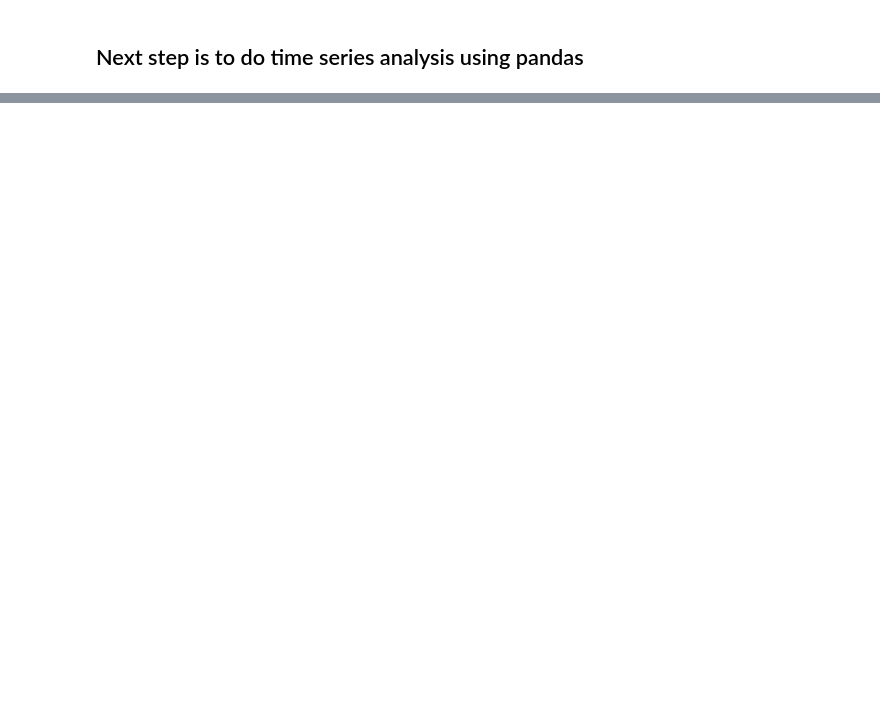
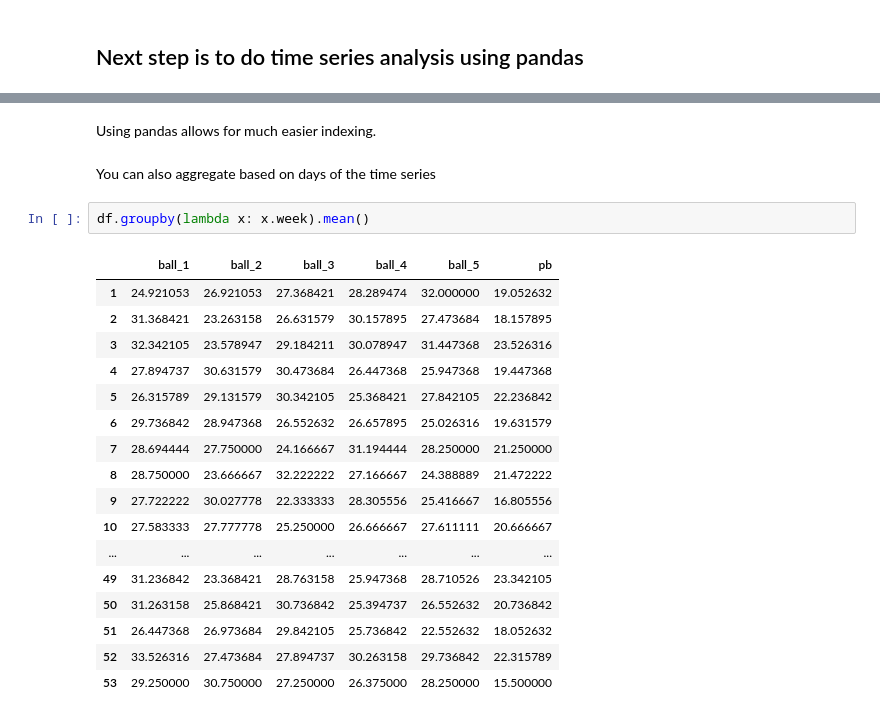
Before and after one commit to sohail288/spark_projects, a Jupyter notebook: Powerball.ipynb, the cells around one changed output, grey strips where cells are left out. Saved outputs shown, nothing was run; the diff lists cells and outputs as text; blank space fills up the shorter version.

```diff
--- a/Powerball.ipynb
+++ b/Powerball.ipynb
@@ -214,0 +253,24 @@ dtype: int64
+# %% [markdown]
+Using pandas allows for much easier indexing.
+# %% [markdown]
+You can also aggregate based on days of the time series
+# %%
+df.groupby(lambda x: x.week).mean()
+# %% [output]
+|  | ball_1 | ball_2 | ball_3 | ball_4 | ball_5 | pb |
+| 1 | 24.921053 | 26.921053 | 27.368421 | 28.289474 | 32.000000 | 19.052632 |
+| 2 | 31.368421 | 23.263158 | 26.631579 | 30.157895 | 27.473684 | 18.157895 |
+| 3 | 32.342105 | 23.578947 | 29.184211 | 30.078947 | 31.447368 | 23.526316 |
+| 4 | 27.894737 | 30.631579 | 30.473684 | 26.447368 | 25.947368 | 19.447368 |
+| 5 | 26.315789 | 29.131579 | 30.342105 | 25.368421 | 27.842105 | 22.236842 |
+| 6 | 29.736842 | 28.947368 | 26.552632 | 26.657895 | 25.026316 | 19.631579 |
+| 7 | 28.694444 | 27.750000 | 24.166667 | 31.194444 | 28.250000 | 21.250000 |
+| 8 | 28.750000 | 23.666667 | 32.222222 | 27.166667 | 24.388889 | 21.472222 |
+| 9 | 27.722222 | 30.027778 | 22.333333 | 28.305556 | 25.416667 | 16.805556 |
+| 10 | 27.583333 | 27.777778 | 25.250000 | 26.666667 | 27.611111 | 20.666667 |
+| ... | ... | ... | ... | ... | ... | ... |
+| 49 | 31.236842 | 23.368421 | 28.763158 | 25.947368 | 28.710526 | 23.342105 |
+| 50 | 31.263158 | 25.868421 | 30.736842 | 25.394737 | 26.552632 | 20.736842 |
+| 51 | 26.447368 | 26.973684 | 29.842105 | 25.736842 | 22.552632 | 18.052632 |
+| 52 | 33.526316 | 27.473684 | 27.894737 | 30.263158 | 29.736842 | 22.315789 |
+| 53 | 29.250000 | 30.750000 | 27.250000 | 26.375000 | 28.250000 | 15.500000 |
```
Also changed, not shown: parts of 26 cells of this notebook, 4 other files.
